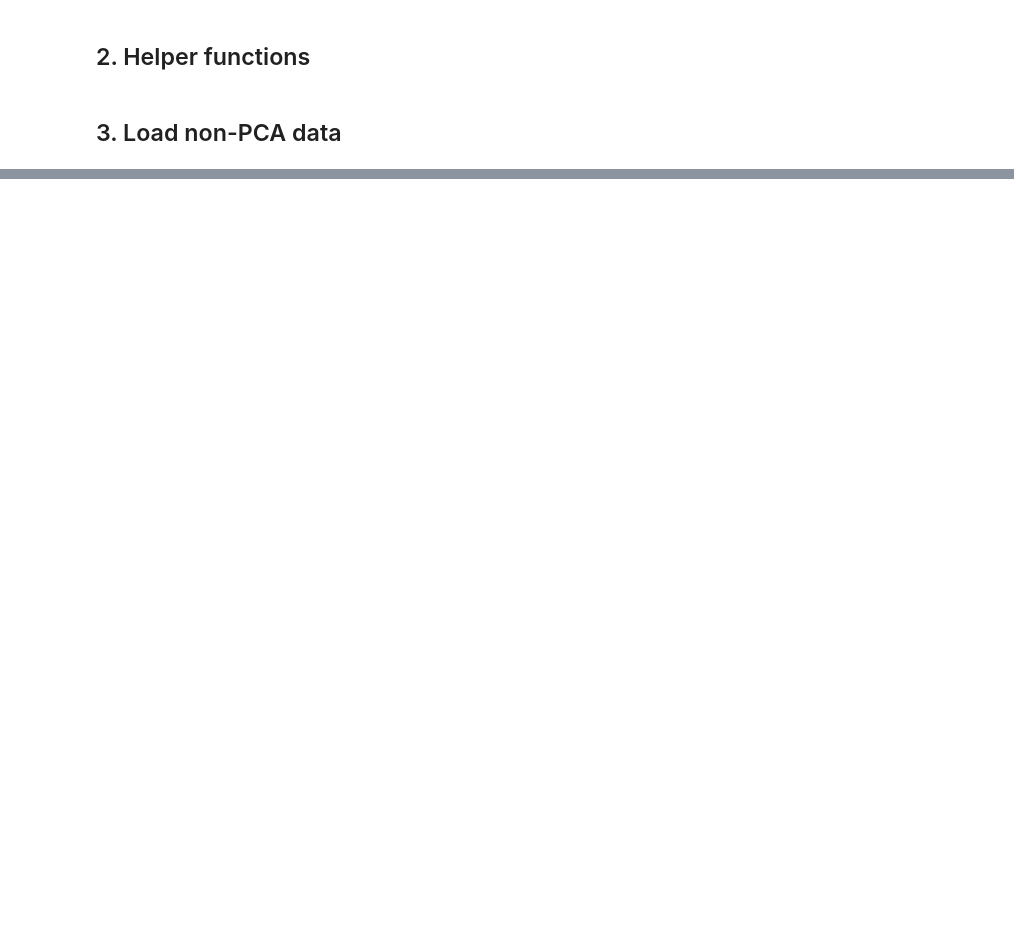
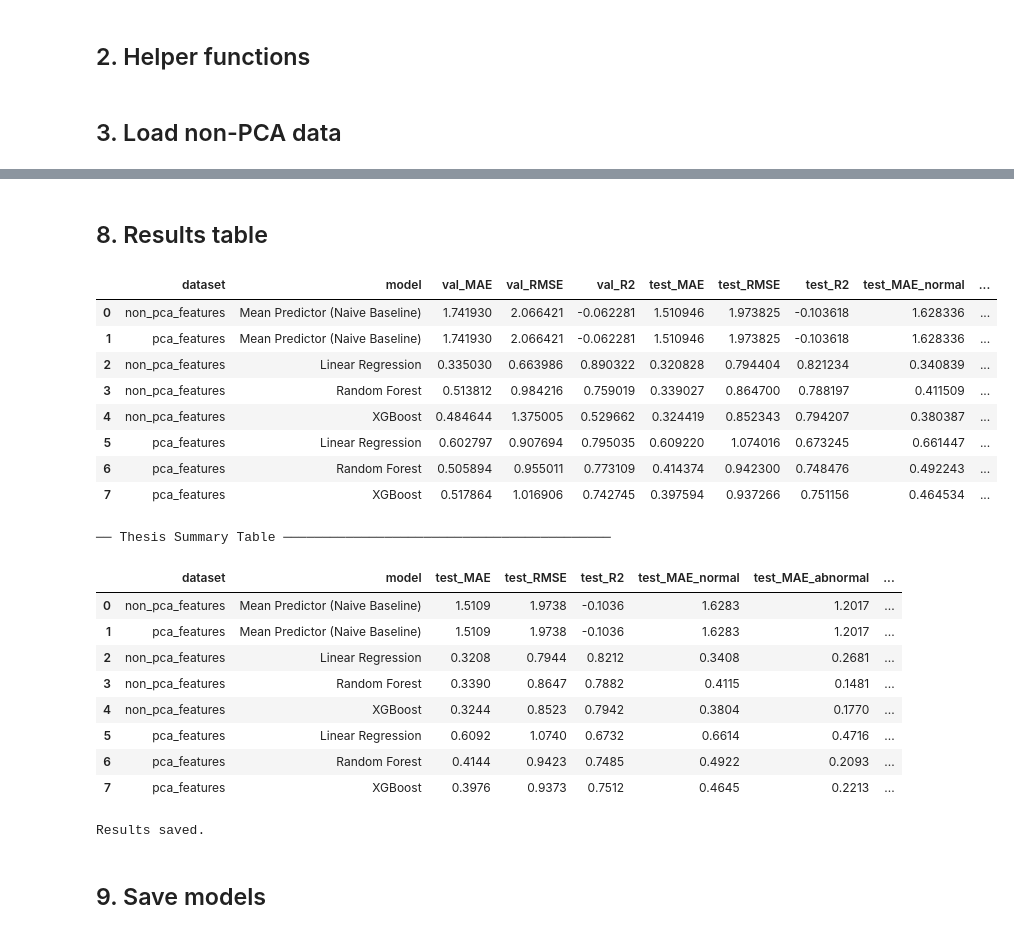
Before and after one commit to arjjunck/uav-thesis, a Jupyter notebook: uav_px4_dataset_project/notebooks/04_baseline_models.ipynb, the cells around one changed output, grey strips where cells are left out. Saved outputs shown, nothing was run; the diff lists cells and outputs as text; code cells hidden in the pictures; blank space fills up the shorter version.

Commit message:
numbering chnaged and base line model creation completed

```diff
--- a/uav_px4_dataset_project/notebooks/04_baseline_models.ipynb
+++ b/uav_px4_dataset_project/notebooks/04_baseline_models.ipynb
@@ -96,0 +236,18 @@ Non-PCA features: ['battery_status__cell_count', 'battery_status__current_a', 'b
+# %%
+train_pca = pd.read_csv(PCA_DIR / "train_pca_95.csv")
+val_pca   = pd.read_csv(PCA_DIR / "val_pca_95.csv")
+test_pca  = pd.read_csv(PCA_DIR / "test_pca_95.csv")
+
+feature_cols_pca = get_feature_cols(train_pca, target_col, id_cols)
+
+X_train_pca = train_pca[feature_cols_pca]
+X_val_pca   = val_pca[feature_cols_pca]
+X_test_pca  = test_pca[feature_cols_pca]
+
+y_train_pca = train_pca[target_col]
+y_val_pca   = val_pca[target_col]
+y_test_pca  = test_pca[target_col]
+
+print("PCA train shape  :", X_train_pca.shape)
+print("PCA feature count:", len(feature_cols_pca))
+print("PCA features[:10]:", feature_cols_pca[:10])
@@ -96,0 +450,48 @@ Non-PCA features: ['battery_status__cell_count', 'battery_status__current_a', 'b
+# %% [markdown]
+## 8. Results table
+# %%
+baseline_results_df = pd.DataFrame(all_results)
+
+# ── display full table ────────────────────────────────────────────────────────
+display(baseline_results_df)
+
+# ── display clean summary (thesis-ready columns only) ────────────────────────
+summary_cols = [
+    "dataset", "model",
+    "test_MAE", "test_RMSE", "test_R2",
+    "test_MAE_normal", "test_MAE_abnormal",
+    "test_flight_MAE_mean",
+]
+summary_cols_present = [c for c in summary_cols if c in baseline_results_df.columns]
+print("\n── Thesis Summary Table ──────────────────────────────────────────")
+display(baseline_results_df[summary_cols_present].round(4))
+
+# ── save ──────────────────────────────────────────────────────────────────────
+baseline_results_df.to_csv(OUTPUT_DIR / "baseline_model_results_full.csv", index=False)
+baseline_results_df[summary_cols_present].to_csv(
+    OUTPUT_DIR / "baseline_model_results_summary.csv", index=False
+)
+print("\nResults saved.")
+# %% [output]
+|  | dataset | model | val_MAE | val_RMSE | val_R2 | test_MAE | test_RMSE | test_R2 | test_MAE_normal | ... |
+| 0 | non_pca_features | Mean Predictor (Naive Baseline) | 1.741930 | 2.066421 | -0.062281 | 1.510946 | 1.973825 | -0.103618 | 1.628336 | ... |
+| 1 | pca_features | Mean Predictor (Naive Baseline) | 1.741930 | 2.066421 | -0.062281 | 1.510946 | 1.973825 | -0.103618 | 1.628336 | ... |
+| 2 | non_pca_features | Linear Regression | 0.335030 | 0.663986 | 0.890322 | 0.320828 | 0.794404 | 0.821234 | 0.340839 | ... |
+| 3 | non_pca_features | Random Forest | 0.513812 | 0.984216 | 0.759019 | 0.339027 | 0.864700 | 0.788197 | 0.411509 | ... |
+| 4 | non_pca_features | XGBoost | 0.484644 | 1.375005 | 0.529662 | 0.324419 | 0.852343 | 0.794207 | 0.380387 | ... |
+| 5 | pca_features | Linear Regression | 0.602797 | 0.907694 | 0.795035 | 0.609220 | 1.074016 | 0.673245 | 0.661447 | ... |
+| 6 | pca_features | Random Forest | 0.505894 | 0.955011 | 0.773109 | 0.414374 | 0.942300 | 0.748476 | 0.492243 | ... |
+| 7 | pca_features | XGBoost | 0.517864 | 1.016906 | 0.742745 | 0.397594 | 0.937266 | 0.751156 | 0.464534 | ... |
+── Thesis Summary Table ──────────────────────────────────────────
+|  | dataset | model | test_MAE | test_RMSE | test_R2 | test_MAE_normal | test_MAE_abnormal | ... |
+| 0 | non_pca_features | Mean Predictor (Naive Baseline) | 1.5109 | 1.9738 | -0.1036 | 1.6283 | 1.2017 | ... |
+| 1 | pca_features | Mean Predictor (Naive Baseline) | 1.5109 | 1.9738 | -0.1036 | 1.6283 | 1.2017 | ... |
+| 2 | non_pca_features | Linear Regression | 0.3208 | 0.7944 | 0.8212 | 0.3408 | 0.2681 | ... |
+| 3 | non_pca_features | Random Forest | 0.3390 | 0.8647 | 0.7882 | 0.4115 | 0.1481 | ... |
+| 4 | non_pca_features | XGBoost | 0.3244 | 0.8523 | 0.7942 | 0.3804 | 0.1770 | ... |
+| 5 | pca_features | Linear Regression | 0.6092 | 1.0740 | 0.6732 | 0.6614 | 0.4716 | ... |
+| 6 | pca_features | Random Forest | 0.4144 | 0.9423 | 0.7485 | 0.4922 | 0.2093 | ... |
+| 7 | pca_features | XGBoost | 0.3976 | 0.9373 | 0.7512 | 0.4645 | 0.2213 | ... |
+Results saved.
+# %% [markdown]
+## 9. Save models
```
Also changed, not shown: parts of 13 cells of this notebook, 4 other files.
